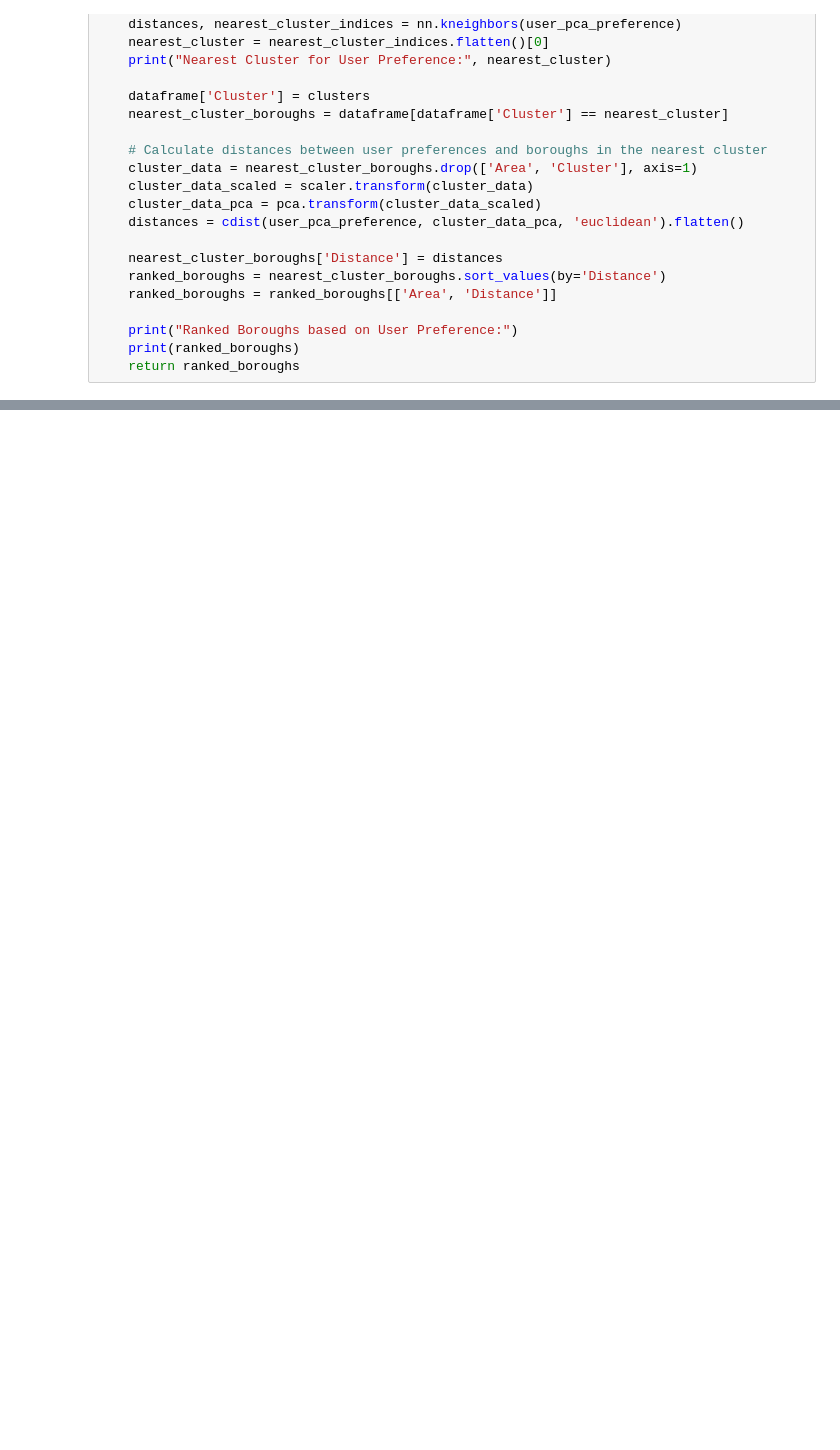
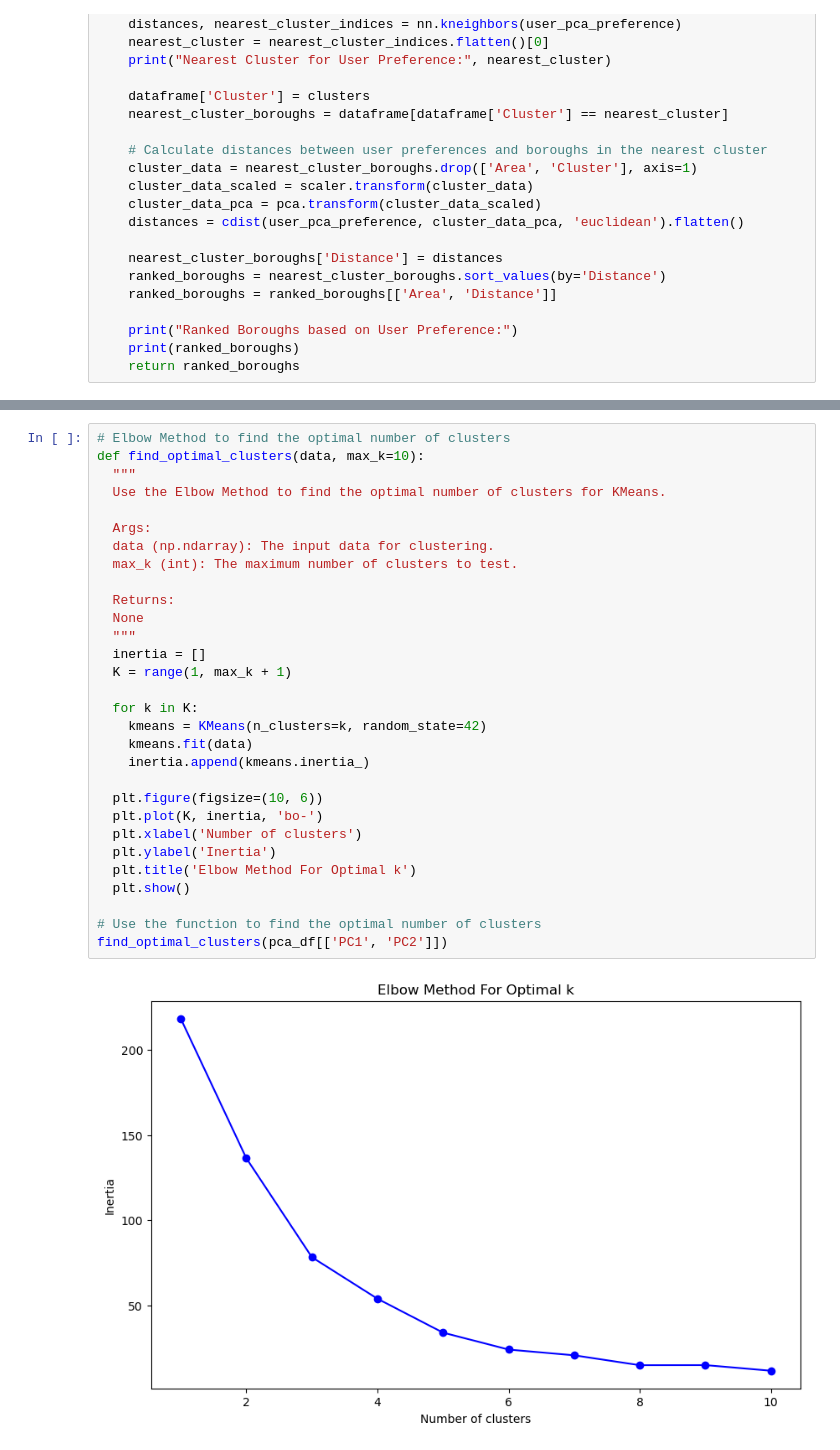
Before and after one commit to JReal10/London-Area-Recommender-System, a Jupyter notebook: area_recommender.ipynb, the cells around one changed output, grey strips where cells are left out. Drawn from its saved outputs; the diff is of its cells as text; blank space fills up the shorter version.

```diff
--- a/area_recommender.ipynb
+++ b/area_recommender.ipynb
@@ -230,0 +284,32 @@ Ranked Boroughs based on User Preference:
+# %%
+# Elbow Method to find the optimal number of clusters
+def find_optimal_clusters(data, max_k=10):
+  """
+  Use the Elbow Method to find the optimal number of clusters for KMeans.
+
+  Args:
+  data (np.ndarray): The input data for clustering.
+  max_k (int): The maximum number of clusters to test.
+
+  Returns:
+  None
+  """
+  inertia = []
+  K = range(1, max_k + 1)
+
+  for k in K:
+    kmeans = KMeans(n_clusters=k, random_state=42)
+    kmeans.fit(data)
+    inertia.append(kmeans.inertia_)
+
+  plt.figure(figsize=(10, 6))
+  plt.plot(K, inertia, 'bo-')
+  plt.xlabel('Number of clusters')
+  plt.ylabel('Inertia')
+  plt.title('Elbow Method For Optimal k')
+  plt.show()
+
+# Use the function to find the optimal number of clusters
+find_optimal_clusters(pca_df[['PC1', 'PC2']])
+# %% [output]
+[figure, added]
```
Also changed, not shown: parts of 14 cells of this notebook, 2 other files.
